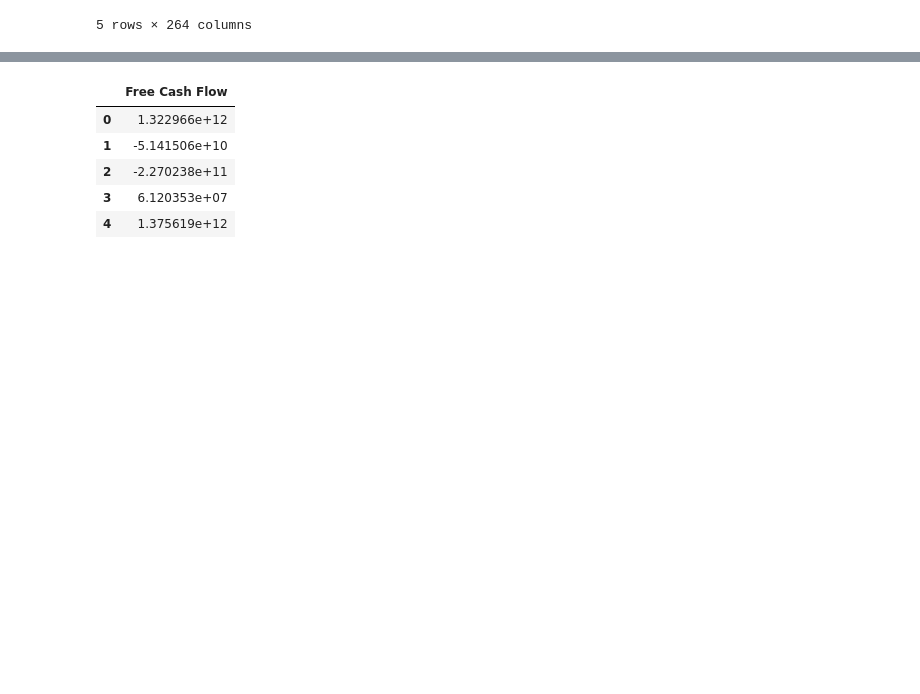
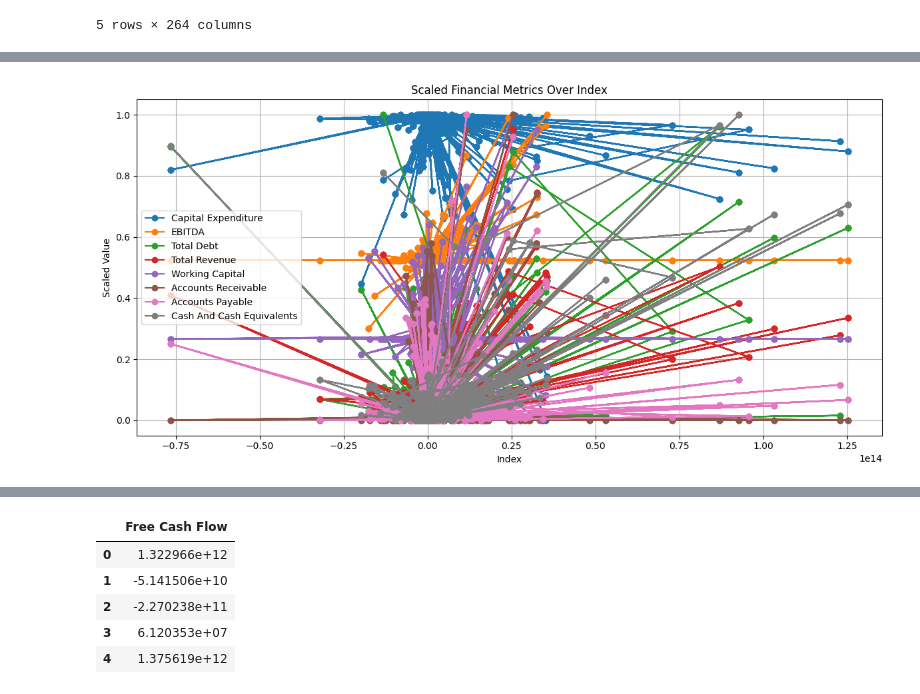
Before and after one commit to samuael/CFO_Free_Cash_flow_prediction, a Jupyter notebook: Free_Cash_Flow_Prediction.ipynb, the cells around one changed output, grey strips where cells are left out. Cells and saved outputs as stored; diff of their text form; code cells hidden in the pictures; blank space fills up the shorter version.

```diff
--- a/Free_Cash_Flow_Prediction.ipynb
+++ b/Free_Cash_Flow_Prediction.ipynb
@@ -161,3 +168,20 @@ account  Cash And Cash Equivalents  Financing Cash Flow
+# %%
+plt.figure(figsize=(12, 6))
+
+# Plot each numeric column
+for col in X_scaled.columns:
+    plt.plot(targets, X_scaled[col], marker='o', label=col)
+
+plt.title('Scaled Financial Metrics Over Index')
+plt.xlabel('Index')
+plt.ylabel('Scaled Value')
+plt.legend(loc='best')
+plt.grid(True)
+plt.tight_layout()
+
+plt.show()
+# %% [output]
+[figure, added]
 # %%
 X_scaled
 # %% [output]
```
Also changed, not shown: parts of 30 cells of this notebook, 1 other file.
